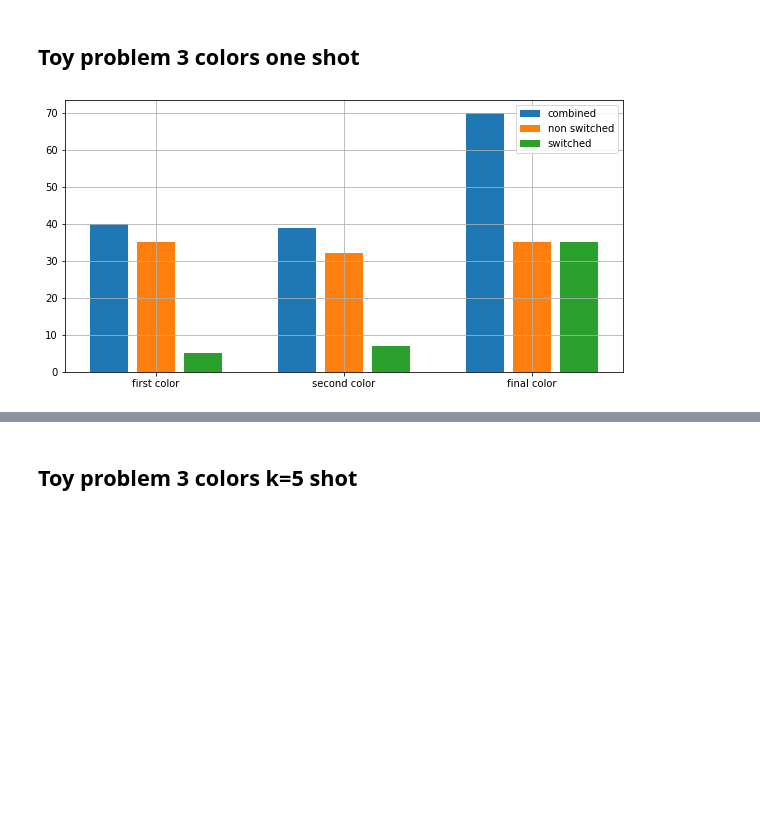
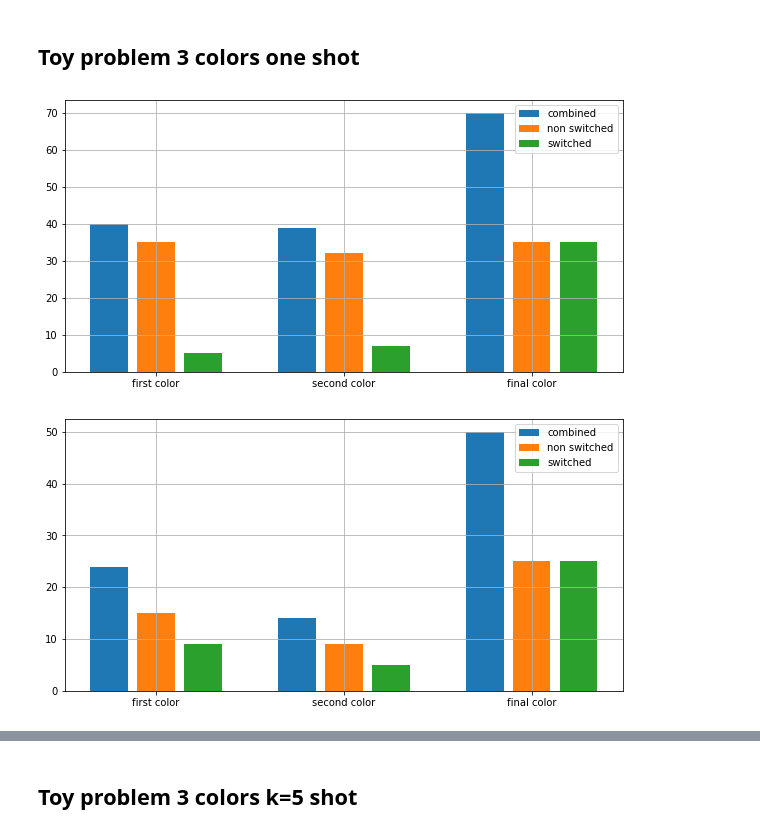
Before and after one commit to mariushobbhahn/causality_LLMs, a Jupyter notebook: Evaluate_toy_problem_colors.ipynb, the cells around one changed output, grey strips where cells are left out. Saved outputs shown, nothing was run; the diff lists cells and outputs as text; code cells hidden in the pictures; blank space fills up the shorter version.

```diff
--- a/Evaluate_toy_problem_colors.ipynb
+++ b/Evaluate_toy_problem_colors.ipynb
@@ -32,7 +29,9 @@ utils.plot_model_sizes_colors("data/toy_problem_3_colors_results/toy_problem_3c_
 ## Toy problem 3 colors one shot
 # %%
 utils.plot_single_model_colors("data/toy_problem_3_colors_results/toy_problem_3c_one_shot_results_text-davinci-001.csv")
+utils.plot_single_model_colors("data/toy_problem_3_colors_results/gpt2/toy_problem_3c_one_shot_results_gpt2-xl.csv")
 # %% [output]
 [figure]
+[figure, added]
 # %%
 utils.plot_model_sizes_colors("data/toy_problem_3_colors_results/toy_problem_3c_one_shot_results_{}.csv")
```
Also changed, not shown: parts of 5 cells of this notebook, 2 other files.
